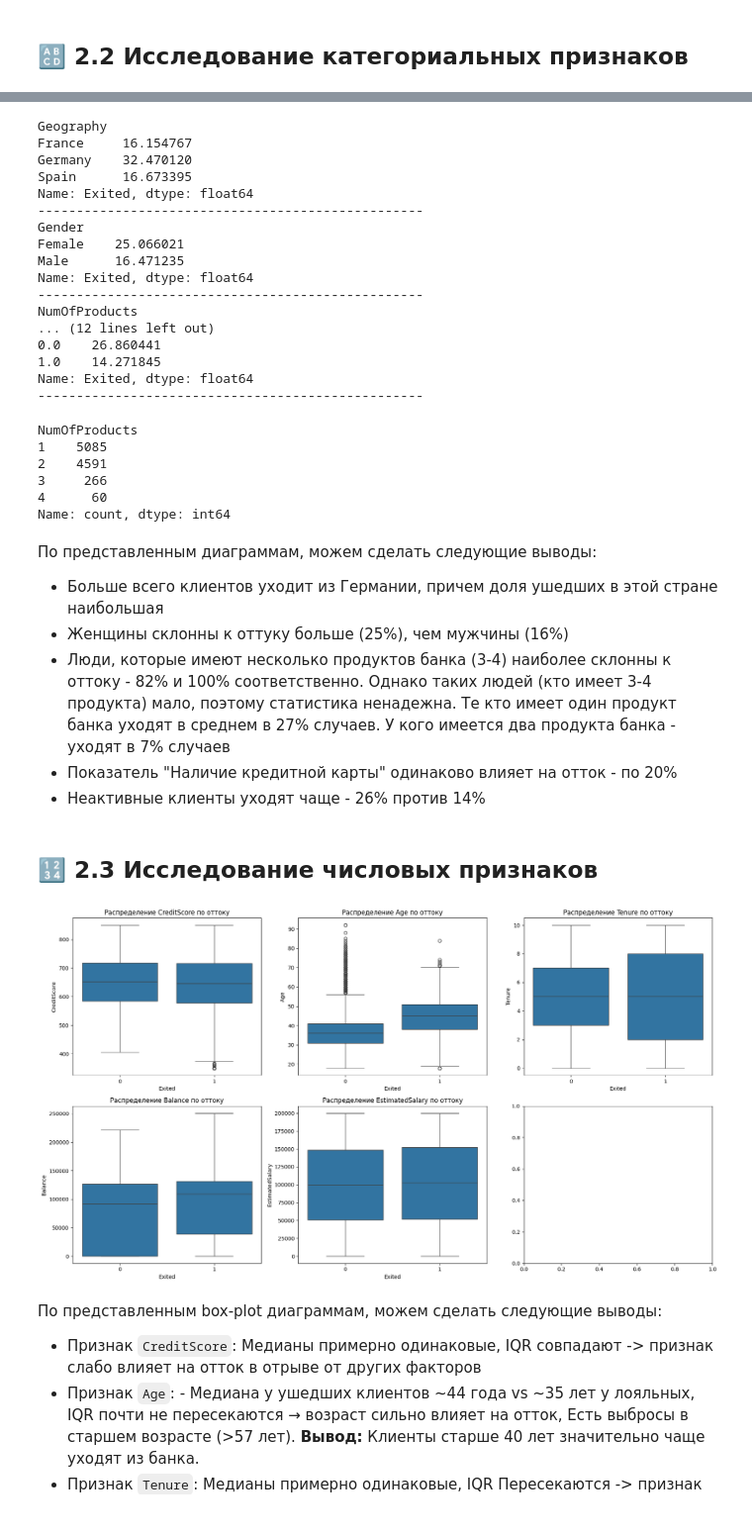
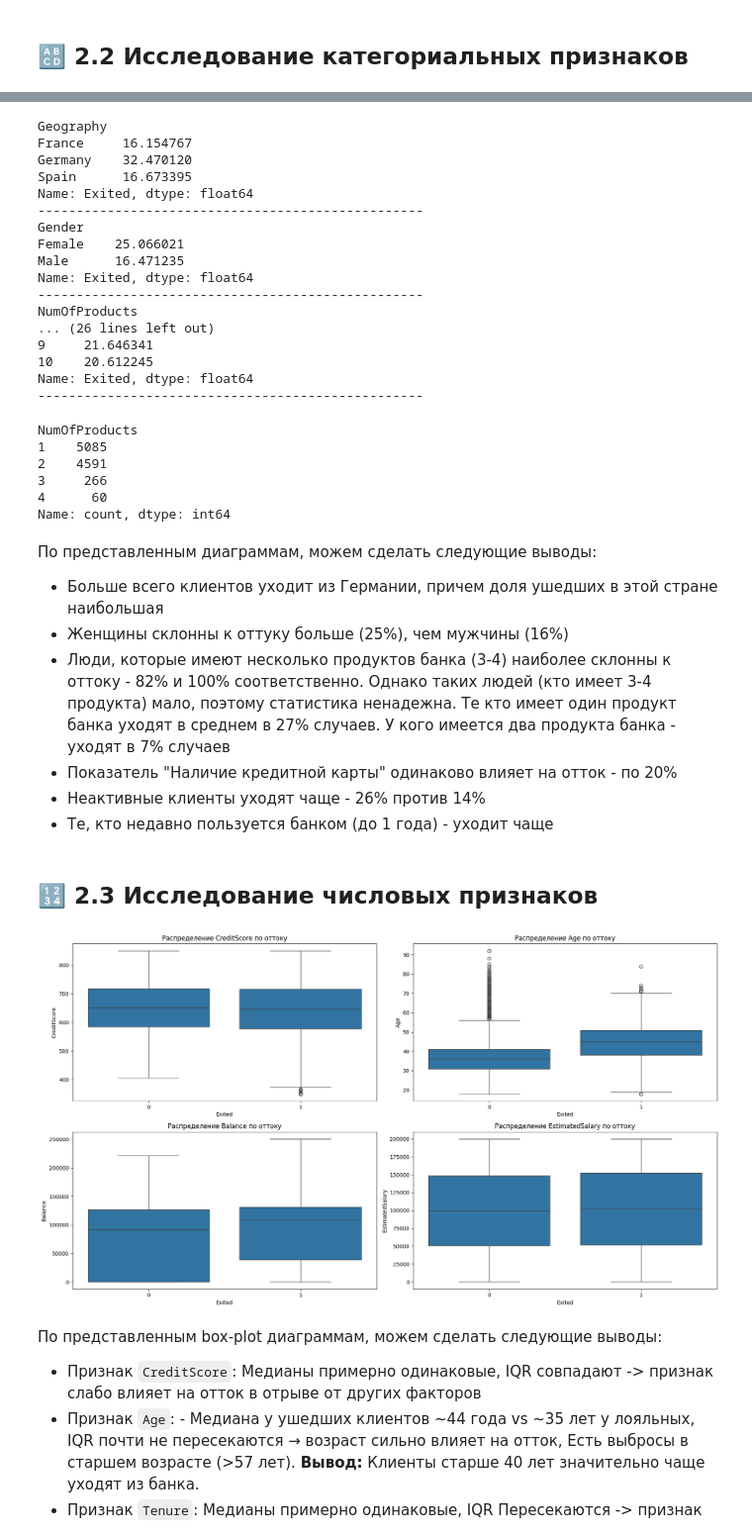
Before and after one commit to KiriLLchik07/Bank-Customer-Churn-Prediction, a Jupyter notebook: notebooks/02_eda_analysis.ipynb, the cells around one changed output, grey strips where cells are left out. Shown at 99% size. Saved outputs shown, nothing was run; the diff lists cells and outputs as text; code cells hidden in the pictures.

```diff
--- a/notebooks/02_eda_analysis.ipynb
+++ b/notebooks/02_eda_analysis.ipynb
@@ -17,8 +17,8 @@ df = pd.read_csv('../data/Churn_Modelling.csv')
 
 df.info()
 
-numeric_features = ['CreditScore', 'Age', 'Tenure', 'Balance', 'EstimatedSalary']
-categorical_features = ['Geography', 'Gender', 'NumOfProducts', 'HasCrCard', 'IsActiveMember']
+numeric_features = ['CreditScore', 'Age', 'Balance', 'EstimatedSalary']
+categorical_features = ['Geography', 'Gender', 'NumOfProducts', 'HasCrCard', 'IsActiveMember', 'Tenure']
 target = 'Exited'
 # %% [output]
 <class 'pandas.core.frame.DataFrame'>
@@ -96,9 +96,9 @@ Male      16.471235
 Name: Exited, dtype: float64
 --------------------------------------------------
 NumOfProducts
-... (12 lines left out)
-0.0    26.860441
-1.0    14.271845
+... (26 lines left out)
+9     21.646341
+10    20.612245
 Name: Exited, dtype: float64
 --------------------------------------------------
 # %%
@@ -118,20 +118,21 @@ Name: count, dtype: int64
 - Люди, которые имеют несколько продуктов банка (3-4) наиболее склонны к оттоку - 82% и 100% соответственно. Однако таких людей (кто имеет 3-4 продукта) мало, поэтому статистика ненадежна. Те кто имеет один продукт банка уходят в среднем в 27% случаев. У кого имеется два продукта банка - уходят в 7% случаев
 - Показатель "Наличие кредитной карты" одинаково влияет на отток - по 20%
 - Неактивные клиенты уходят чаще - 26% против 14%
+- Те, кто недавно пользуется банком (до 1 года) - уходит чаще
 # %% [markdown]
 ## 🔢 2.3 Исследование числовых признаков
 # %%
-fig, axes = plt.subplots(2, 3, figsize=(18, 10))
+fig, axes = plt.subplots(2, 2, figsize=(18, 10))
 
 for i, col in enumerate(numeric_features):
-    ax = axes[i//3, i%3]
+    ax = axes[i//2, i%2]
     sb.boxplot(data=df, x='Exited', y=col, ax=ax)
     ax.set_title(f'Распределение {col} по оттоку')
 
 plt.tight_layout()
 plt.show()
 # %% [output]
-[figure, old version]
+[figure, new version]
 # %% [markdown]
 По представленным box-plot диаграммам, можем сделать следующие выводы:
 
```
Also changed, not shown: parts of 21 cells of this notebook.
